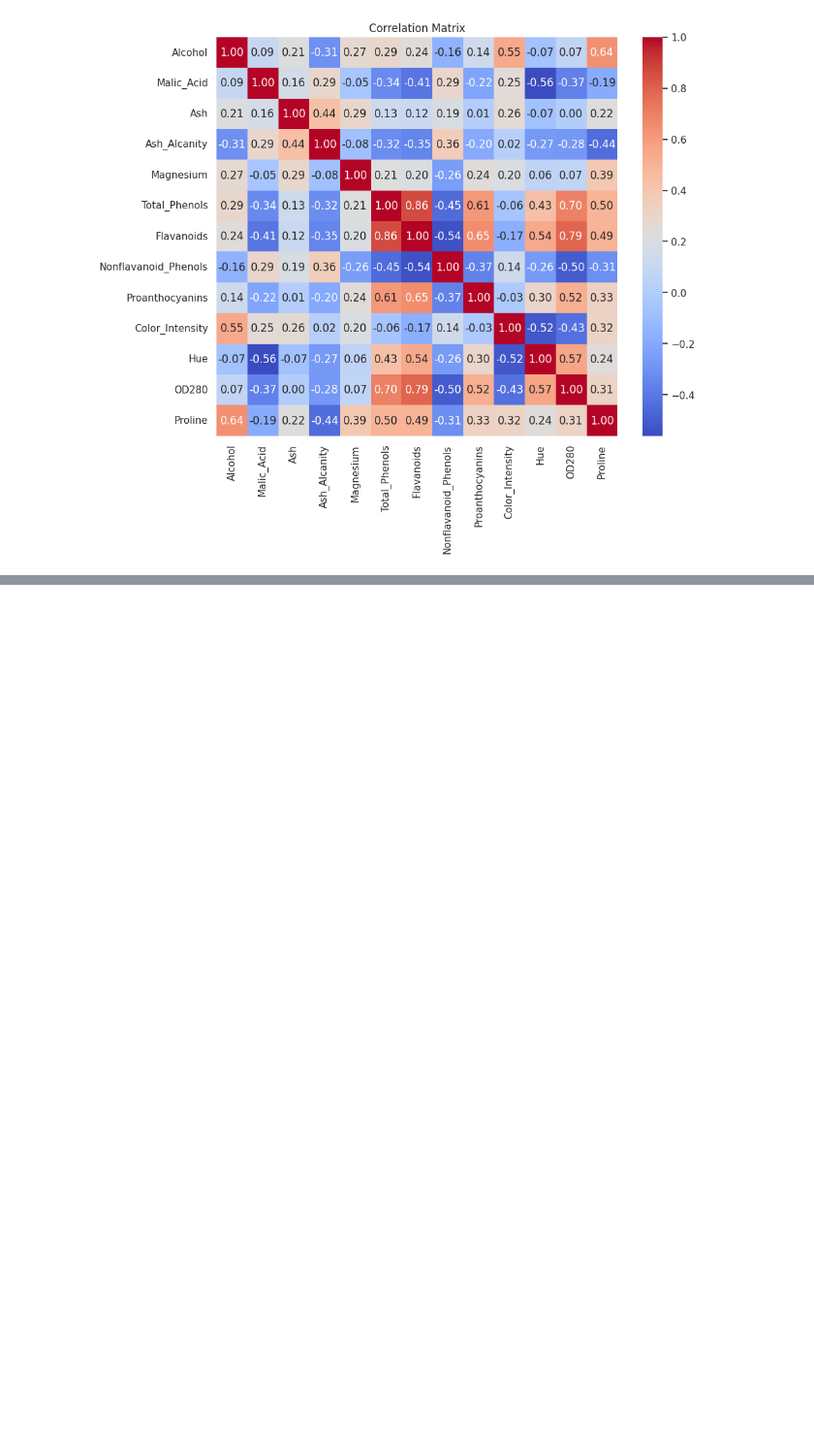
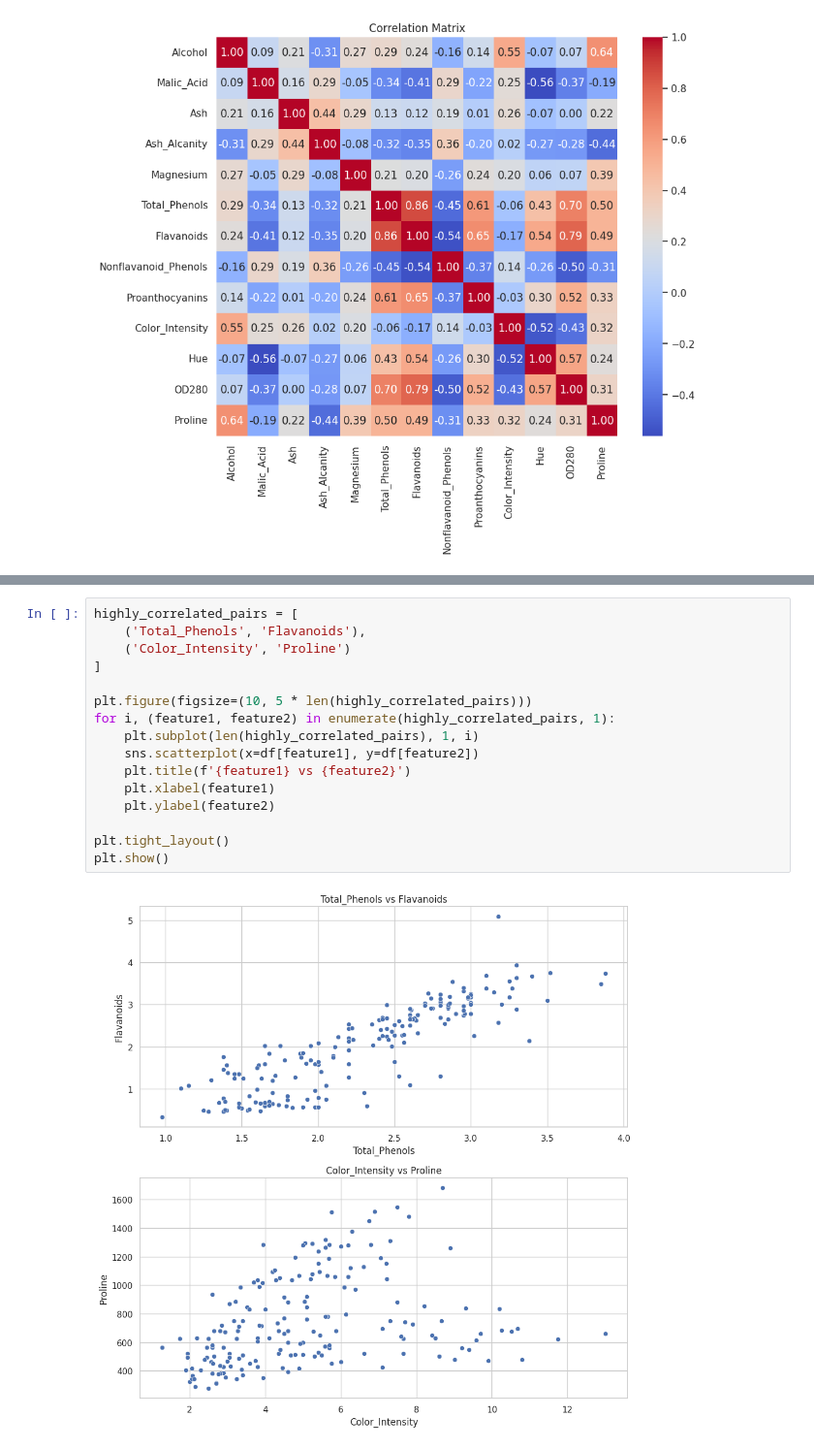
Before and after one commit to vyasn30/webelight-challenge, a Jupyter notebook: challenge2/eda.ipynb, the cells around one changed output, grey strips where cells are left out. Shown at 97% size. Drawn from its saved outputs; the diff is of its cells as text; blank space fills up the shorter version.

```diff
--- a/challenge2/eda.ipynb
+++ b/challenge2/eda.ipynb
@@ -118,0 +132,18 @@ plt.show()
+# %%
+highly_correlated_pairs = [
+    ('Total_Phenols', 'Flavanoids'),
+    ('Color_Intensity', 'Proline')
+]
+
+plt.figure(figsize=(10, 5 * len(highly_correlated_pairs)))
+for i, (feature1, feature2) in enumerate(highly_correlated_pairs, 1):
+    plt.subplot(len(highly_correlated_pairs), 1, i)
+    sns.scatterplot(x=df[feature1], y=df[feature2])
+    plt.title(f'{feature1} vs {feature2}')
+    plt.xlabel(feature1)
+    plt.ylabel(feature2)
+
+plt.tight_layout()
+plt.show()
+# %% [output]
+[figure, added]
```
Also changed, not shown: parts of 6 cells of this notebook, 9 other files.
